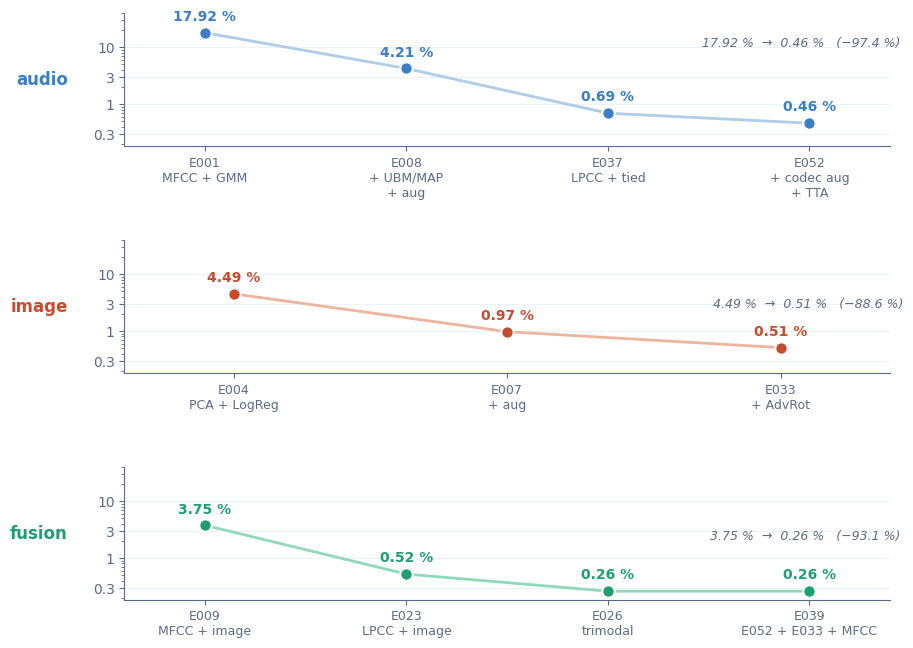
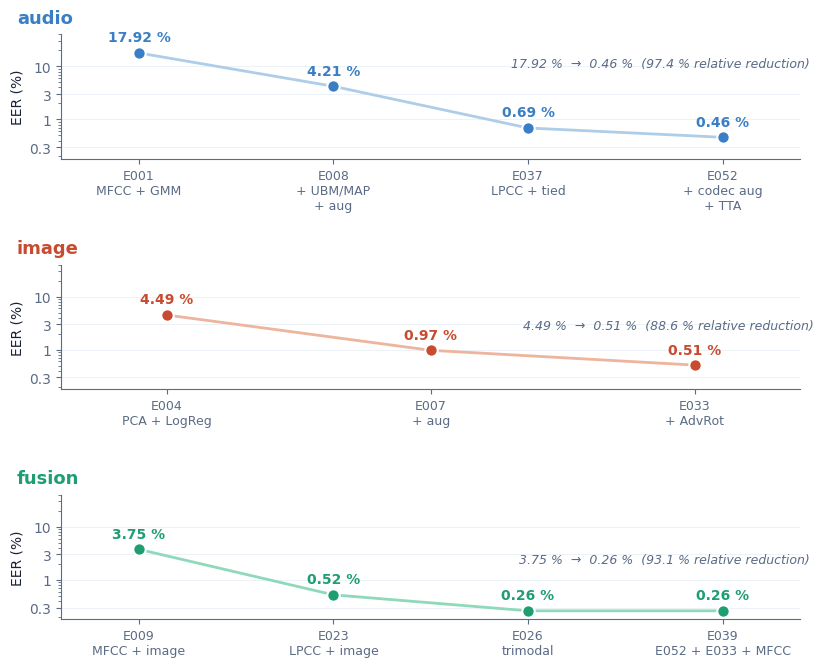
Code edit (unified diff) that turned the first committed figure into the second:
--- before
+++ after
@@ -11,6 +11,6 @@
 ]
 
-fig, axes = plt.subplots(3, 1, figsize=(8.8, 6.6), gridspec_kw=dict(hspace=0.7))
-fig.subplots_adjust(top=0.95, left=0.10, right=0.97, bottom=0.06)
+fig, axes = plt.subplots(3, 1, figsize=(8.8, 6.8), gridspec_kw=dict(hspace=0.85))
+fig.subplots_adjust(top=0.93, left=0.13, right=0.97, bottom=0.07)
 
 for ax, (name, c, c_lt, xlabs, ys) in zip(axes, tracks):
@@ -30,9 +30,13 @@
     ax.set_xlim(-0.4, n - 0.6)
     ax.grid(axis="y", color=P["grid"], lw=0.7); ax.set_axisbelow(True)
-    ax.set_ylabel(name, color=c, fontsize=12, fontweight="bold",
-                  rotation=0, ha="right", va="center", labelpad=18)
+    ax.set_ylabel("EER (%)", color=P["ink"], fontsize=10)
+    # Modality chip in upper-left corner of each subplot
+    ax.text(-0.06, 1.06, name,
+            transform=ax.transAxes, color=c, fontsize=13, fontweight="bold",
+            ha="left", va="bottom")
+    # Cleaner annotation
     drop = (1 - ys[-1] / ys[0]) * 100
     ax.text(n - 0.55, ys[0] * 0.85,
-            f"{ys[0]:.2f} %  →  {ys[-1]:.2f} %   (−{drop:.1f} %)",
+            f"{ys[0]:.2f} %  →  {ys[-1]:.2f} %  ({drop:.1f} % relative reduction)",
             ha="right", va="top", color=P["sub"], fontsize=9, style="italic")
 

Commit: polish(figures): label EER y-axis and clarify reduction annotation in alt_b